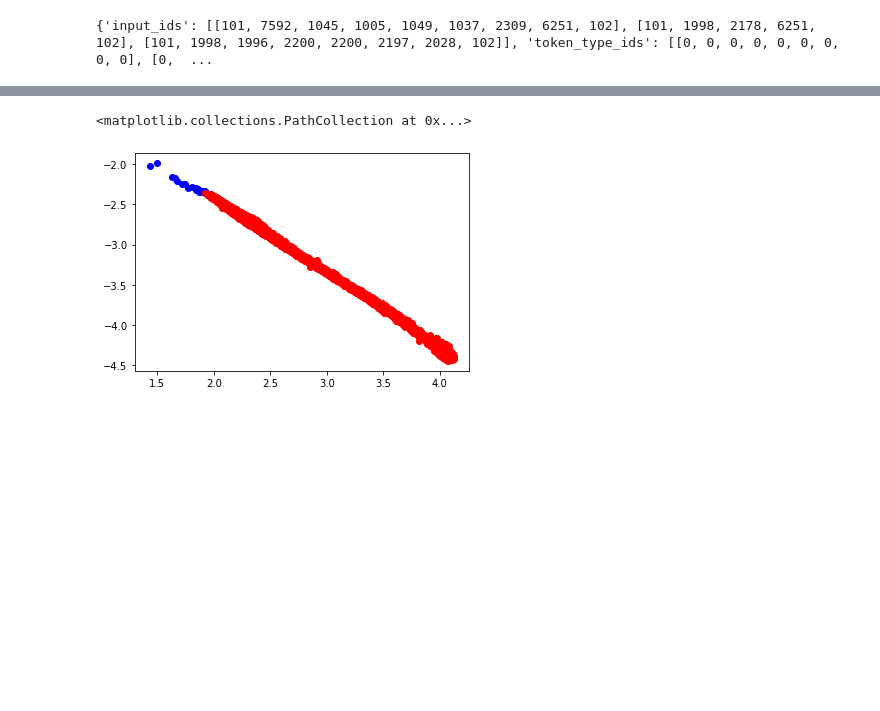
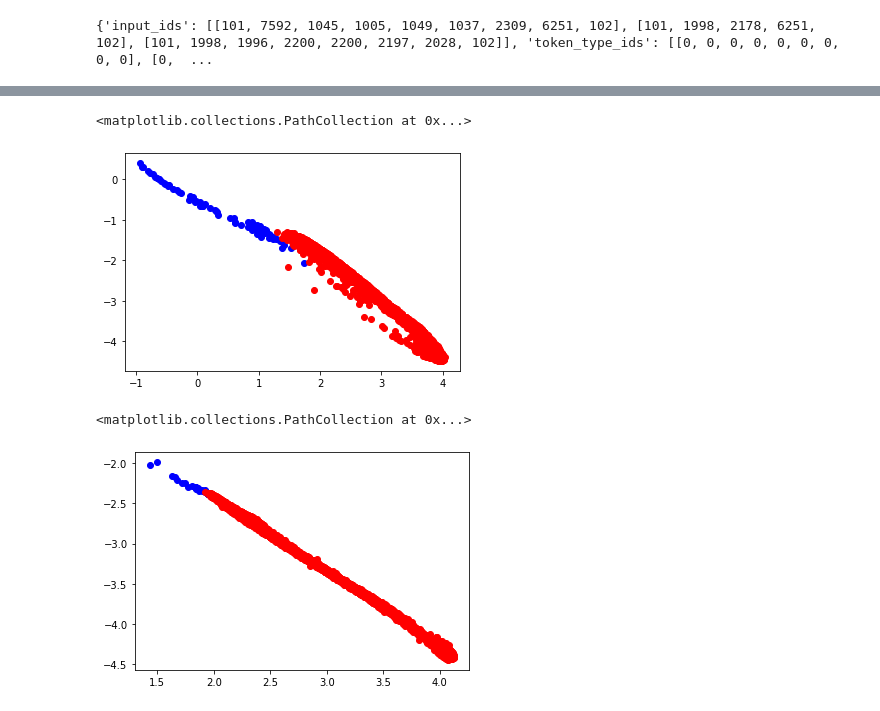
Before and after one commit to Chunhao-Li/novel-need-detection, a Jupyter notebook: notebooks/visualization.ipynb, the cells around one changed output, grey strips where cells are left out. Drawn from its saved outputs; the diff is of its cells as text; code cells hidden in the pictures; blank space fills up the shorter version.

```diff
--- a/notebooks/visualization.ipynb
+++ b/notebooks/visualization.ipynb
@@ -126,3 +139,14 @@ import matplotlib.pyplot as plt
+# %%
+## generate_v1 finetuned model
+fig = plt.figure()
+ax = plt.subplot(111)
+# plt.scatter(pos_embedded[:,0], pos_embedded[:, 1], c='blue')
+# plt.scatter(neg_embedded[:,0], neg_embedded[:, 1], c='red')
+plt.scatter(pos_embeddings[:,0], pos_embeddings[:, 1], c='blue')
+plt.scatter(neg_embeddings[:,0], neg_embeddings[:, 1], c='red')
+# %% [output]
+<matplotlib.collections.PathCollection at 0x...>
+[figure, added]
 # %%
 fig = plt.figure()
 ax = plt.subplot(111)
```
Also changed, not shown: parts of 7 cells of this notebook, 9 other files.
